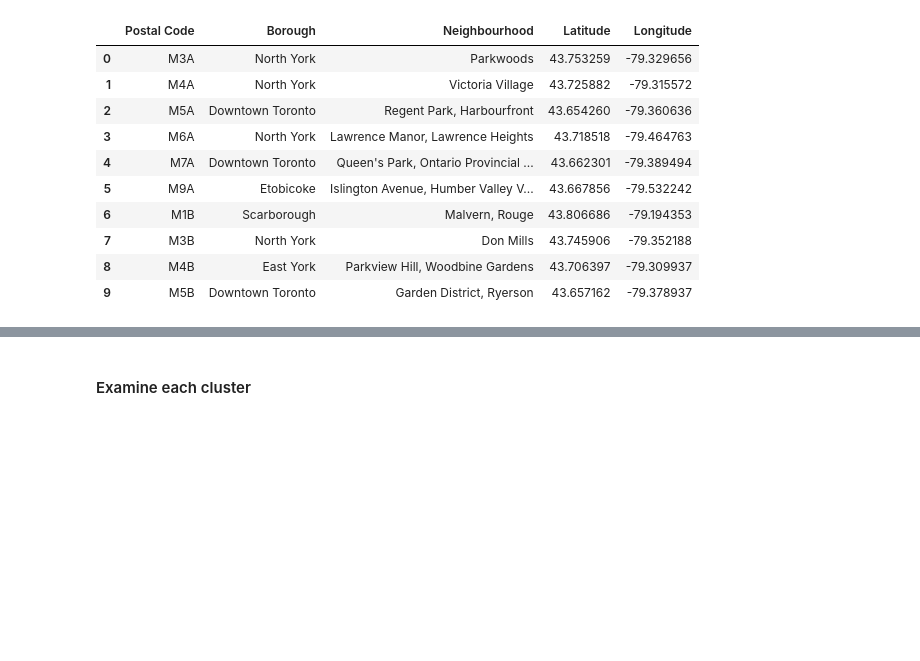
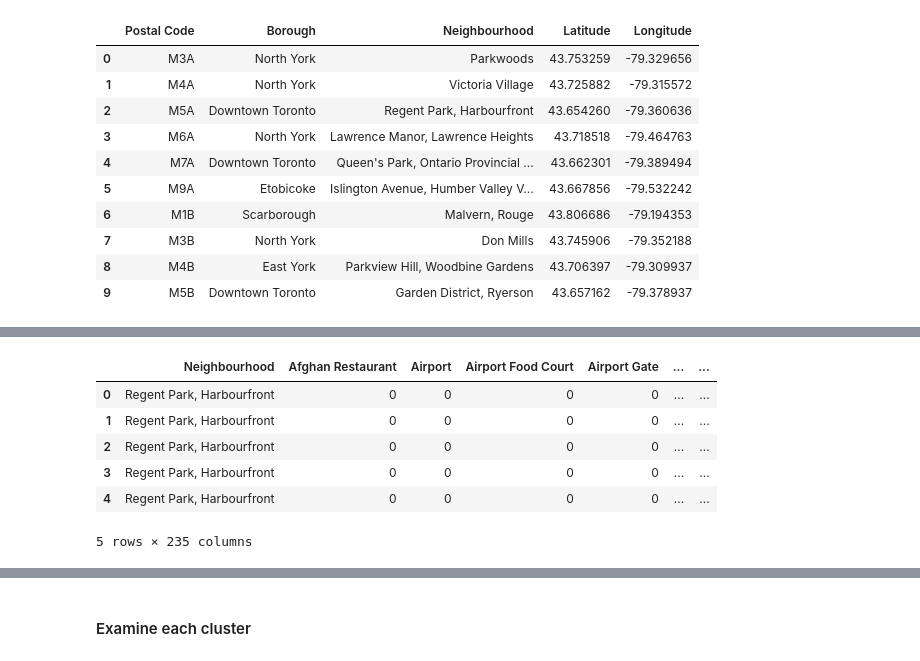
Before and after one commit to CustodioDaniel/Coursera_Capstone, a Jupyter notebook: jupyter/Captstone_Toronto_Assignment_notebook_IBM.ipynb, the cells around one changed output, grey strips where cells are left out. Cells and saved outputs as stored; diff of their text form; code cells hidden in the pictures; blank space fills up the shorter version.

```diff
--- a/jupyter/Captstone_Toronto_Assignment_notebook_IBM.ipynb
+++ b/jupyter/Captstone_Toronto_Assignment_notebook_IBM.ipynb
@@ -289,16 +386,24 @@ print('There are {} uniques categories.'.format(len(borough_Toronto_venues['Venu
 # %%
-# analyse each neighborhood in boroughs that contain the word "Toronto"
+# analyse each neighbourhood in boroughs that contain the word "Toronto"
 
 # one hot encoding
 borough_Toronto_onehot = pd.get_dummies(borough_Toronto_venues[['Venue Category']], prefix="", prefix_sep="")
 
-# add neighborhood column back to dataframe
-borough_Toronto_onehot['Neighborhood'] = borough_Toronto_venues['Neighborhood']
+# add neighbourhood column back to dataframe
+borough_Toronto_onehot['Neighbourhood'] = borough_Toronto_venues['Neighbourhood']
 
-# move neighborhood column to the first column
+# move neighbourhood column to the first column
 fixed_columns = [borough_Toronto_onehot.columns[-1]] + list(borough_Toronto_onehot.columns[:-1])
 borough_Toronto_onehot = borough_Toronto_onehot[fixed_columns]
 
 borough_Toronto_onehot.head()
+# %% [output]
+|  | Neighbourhood | Afghan Restaurant | Airport | Airport Food Court | Airport Gate | ... | ... |
+| 0 | Regent Park, Harbourfront | 0 | 0 | 0 | 0 | ... | ... |
+| 1 | Regent Park, Harbourfront | 0 | 0 | 0 | 0 | ... | ... |
+| 2 | Regent Park, Harbourfront | 0 | 0 | 0 | 0 | ... | ... |
+| 3 | Regent Park, Harbourfront | 0 | 0 | 0 | 0 | ... | ... |
+| 4 | Regent Park, Harbourfront | 0 | 0 | 0 | 0 | ... | ... |
+5 rows × 235 columns
 # %%
 borough_Toronto_onehot.shape
```
Also changed, not shown: parts of 37 cells of this notebook.
